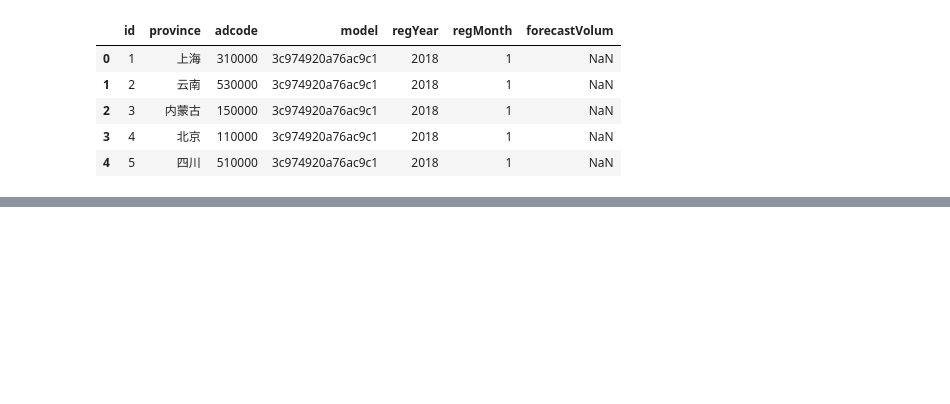
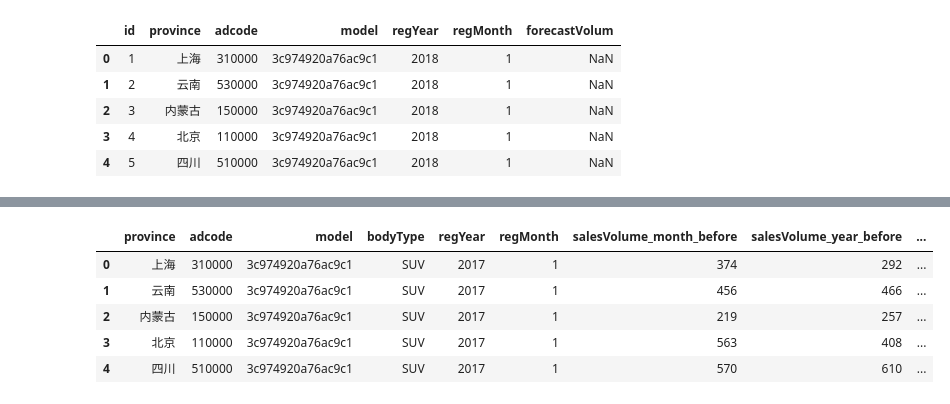
Before and after one commit to ljfhappier/pv-sales, a Jupyter notebook: data_ preparation.ipynb, the cells around one changed output, grey strips where cells are left out. Saved outputs shown, nothing was run; the diff lists cells and outputs as text; code cells hidden in the pictures; blank space fills up the shorter version.

```diff
--- a/data_ preparation.ipynb
+++ b/data_ preparation.ipynb
@@ -51,0 +136,13 @@ evaluation_public_data.head()
+# %%
+# 生成 datetime 列
+def generate_date(df):
+    f=lambda x:str(x) if x >9 else '0'+str(x)
+    df['date']=df['regYear'].map(lambda x:str(x))+'-'+df['regMonth'].map(f)
+    df['date']=pd.to_datetime(df['date'],format='%Y-%m')
+    return df
+# %%
+# 日期偏移 month
+def month_offset_date(df,n=1):
+    from pandas.tseries.offsets import DateOffset
+    df['offdate']=df['date']+DateOffset(months=n)
+    return df
@@ -51,0 +155,23 @@ evaluation_public_data.head()
+# %%
+#merge data month before
+def merge_month_before(df,spdf,cols):
+    '''
+    input:
+        df(pd.DataFrame)--left merging data df
+        spdf(pd.DataFrame)--right merging data df
+    output:
+        mergedf(pd.DataFrame)--merged data df
+    '''
+
+    df=generate_date(df)
+    spdf=generate_date(spdf)
+    spdf=month_offset_date(spdf)
+    mergedf=pd.merge(df,spdf,how='left',left_on=['province','model','date'],right_on=['province','model','offdate'],\
+                    suffixes=('','_month_before'))
+    #cols=['id','province','adcode','model','regYear','regMonth','salesVolume_month_before']
+    #return mergedf
+    return mergedf[cols]
+# %%
+cols=['province','adcode','model','bodyType','regYear','regMonth','salesVolume_month_before']
+train_sales_month_before=merge_month_before(train_sales_data_2017,train_sales_data,cols)
+train_sales_month_before.head(2)
@@ -51,0 +197,12 @@ evaluation_public_data.head()
+# %%
+train_data=pd.merge(train_sales_month_before,train_sales_year_before_data,\
+                    on=['province','adcode','model','bodyType','regYear','regMonth'],\
+                   how='left',suffixes=('','_right'))
+train_data.head()
+# %% [output]
+|  | province | adcode | model | bodyType | regYear | regMonth | salesVolume_month_before | salesVolume_year_before | ... |
+| 0 | 上海 | 310000 | 3c974920a76ac9c1 | SUV | 2017 | 1 | 374 | 292 | ... |
+| 1 | 云南 | 530000 | 3c974920a76ac9c1 | SUV | 2017 | 1 | 456 | 466 | ... |
+| 2 | 内蒙古 | 150000 | 3c974920a76ac9c1 | SUV | 2017 | 1 | 219 | 257 | ... |
+| 3 | 北京 | 110000 | 3c974920a76ac9c1 | SUV | 2017 | 1 | 563 | 408 | ... |
+| 4 | 四川 | 510000 | 3c974920a76ac9c1 | SUV | 2017 | 1 | 570 | 610 | ... |
```
Also changed, not shown: parts of 48 cells of this notebook, 2 other files.
